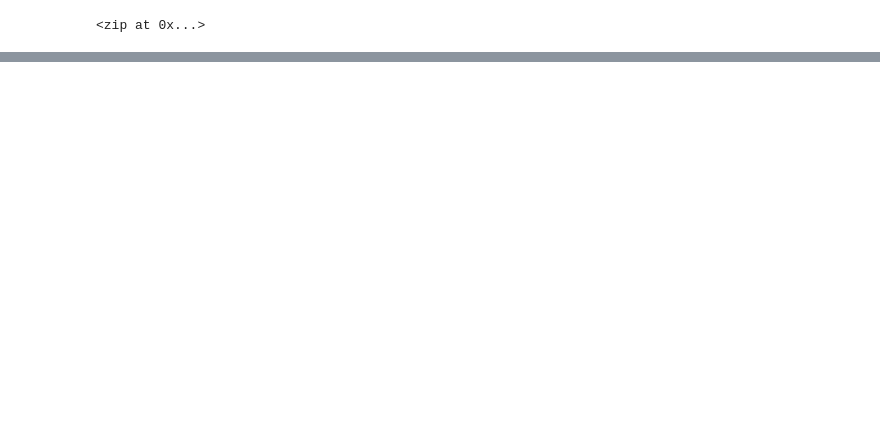
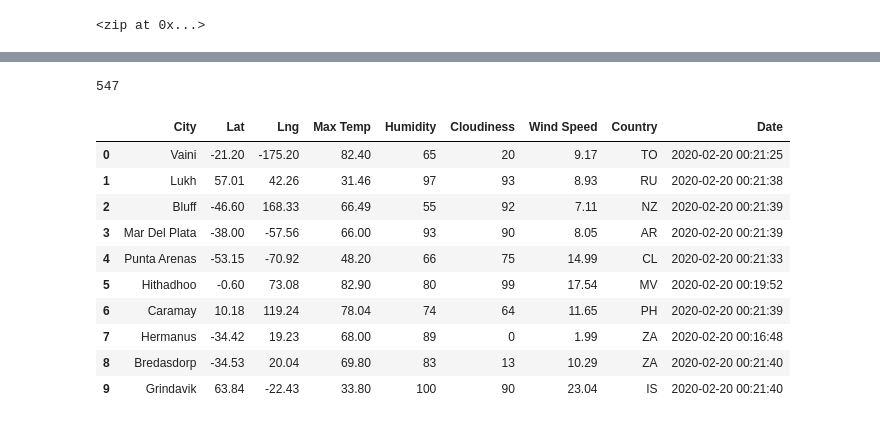
Before and after one commit to irenehk1213/World_Weather_Analysis, a Jupyter notebook: WeatherPy.ipynb, the cells around one changed output, grey strips where cells are left out. Cells and saved outputs as stored; diff of their text form; code cells hidden in the pictures; blank space fills up the shorter version.

```diff
--- a/WeatherPy.ipynb
+++ b/WeatherPy.ipynb
@@ -33,0 +127,20 @@ len(cities)
+# %%
+len(city_data)
+# %% [output]
+547
+# %%
+# Convert the array of dictionaries to a Pandas DataFrame.
+city_data_df = pd.DataFrame(city_data)
+city_data_df.head(10)
+# %% [output]
+|  | City | Lat | Lng | Max Temp | Humidity | Cloudiness | Wind Speed | Country | Date |
+| 0 | Vaini | -21.20 | -175.20 | 82.40 | 65 | 20 | 9.17 | TO | 2020-02-20 00:21:25 |
+| 1 | Lukh | 57.01 | 42.26 | 31.46 | 97 | 93 | 8.93 | RU | 2020-02-20 00:21:38 |
+| 2 | Bluff | -46.60 | 168.33 | 66.49 | 55 | 92 | 7.11 | NZ | 2020-02-20 00:21:39 |
+| 3 | Mar Del Plata | -38.00 | -57.56 | 66.00 | 93 | 90 | 8.05 | AR | 2020-02-20 00:21:39 |
+| 4 | Punta Arenas | -53.15 | -70.92 | 48.20 | 66 | 75 | 14.99 | CL | 2020-02-20 00:21:33 |
+| 5 | Hithadhoo | -0.60 | 73.08 | 82.90 | 80 | 99 | 17.54 | MV | 2020-02-20 00:19:52 |
+| 6 | Caramay | 10.18 | 119.24 | 78.04 | 74 | 64 | 11.65 | PH | 2020-02-20 00:21:39 |
+| 7 | Hermanus | -34.42 | 19.23 | 68.00 | 89 | 0 | 1.99 | ZA | 2020-02-20 00:16:48 |
+| 8 | Bredasdorp | -34.53 | 20.04 | 69.80 | 83 | 13 | 10.29 | ZA | 2020-02-20 00:21:40 |
+| 9 | Grindavik | 63.84 | -22.43 | 33.80 | 100 | 90 | 23.04 | IS | 2020-02-20 00:21:40 |
```
Also changed, not shown: parts of 7 cells of this notebook, 3 other files.
